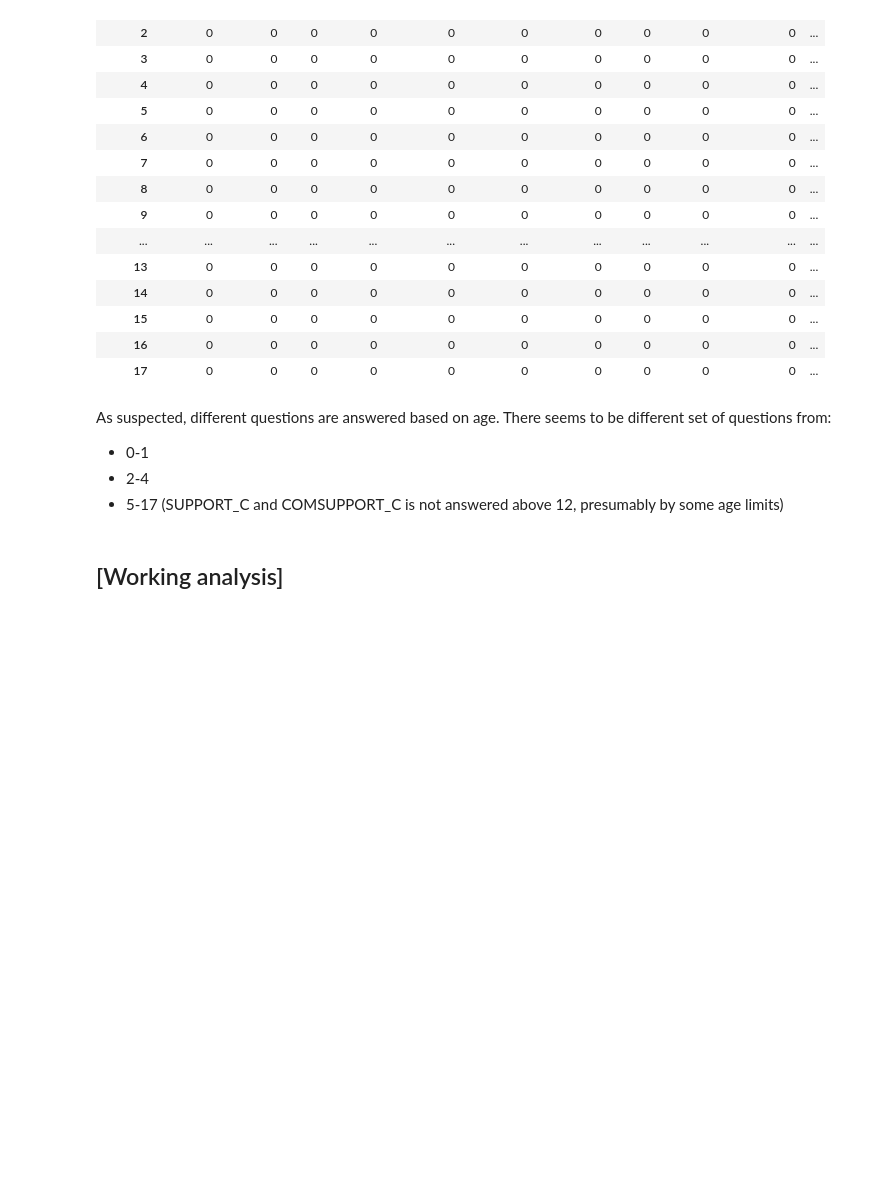
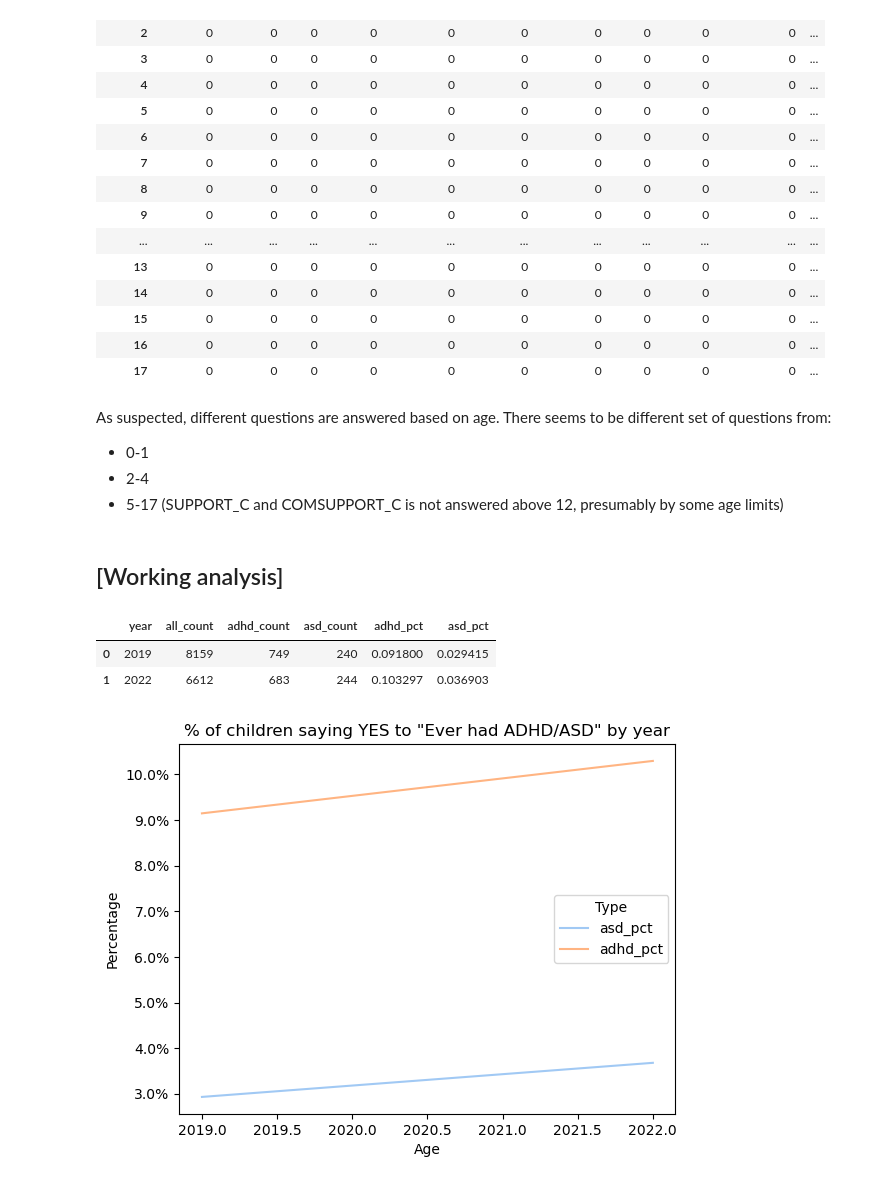
Before and after one commit to kiroah/neurodiversity, a Jupyter notebook: NHIS/NHIS.ipynb, the cells around one changed output. Drawn from its saved outputs; the diff is of its cells as text; code cells hidden in the pictures; blank space fills up the shorter version.

```diff
--- a/NHIS/NHIS.ipynb
+++ b/NHIS/NHIS.ipynb
@@ -140,4 +178,34 @@ There seems to be different set of questions from:
 * 5-17 (SUPPORT_C and COMSUPPORT_C is not answered above 12, presumably by some age limits)
 # %% [markdown]
 ## [Working analysis]
+# %%
+dfcall_yearly = pd.DataFrame(dfcall['SRVY_YR'].sort_values().unique(),columns=['year'])
+dfcall_yearly['all_count'] = pd.DataFrame(dfcall.groupby('SRVY_YR')['ADHDEV_C'].count().reset_index())['ADHDEV_C']
+dfcall_yearly['adhd_count'] = pd.DataFrame(dfcall.loc[dfcall['ADHDEV_C']==1.0,['SRVY_YR','ADHDEV_C']].groupby('SRVY_YR')['ADHDEV_C'].count().reset_index())['ADHDEV_C']
+dfcall_yearly['asd_count'] = pd.DataFrame(dfcall.loc[dfcall['ASDEV_C']==1.0,['SRVY_YR','ASDEV_C']].groupby('SRVY_YR')['ASDEV_C'].count().reset_index())['ASDEV_C']
+dfcall_yearly['adhd_pct'] = dfcall_yearly['adhd_count'] / dfcall_yearly['all_count']
+dfcall_yearly['asd_pct'] = dfcall_yearly['asd_count'] / dfcall_yearly['all_count']
+
+dfcall_yearly
+# %% [output]
+|  | year | all_count | adhd_count | asd_count | adhd_pct | asd_pct |
+| 0 | 2019 | 8159 | 749 | 240 | 0.091800 | 0.029415 |
+| 1 | 2022 | 6612 | 683 | 244 | 0.103297 | 0.036903 |
+# %%
+def percentage_formatter(x, pos):
+    return f'{(x * 100):.1f}%'
+
+melted_df = pd.melt(dfcall_yearly, id_vars=['year'], value_vars=['asd_pct', 'adhd_pct'], var_name='Type', value_name='Value')
+ax = sns.lineplot(x='year', y='Value', hue='Type', data=melted_df, palette='pastel')
+
+
+# Apply the formatter to the y-axis
+ax.yaxis.set_major_formatter(FuncFormatter(percentage_formatter))
+plt.title('% of children saying YES to "Ever had ADHD/ASD" by year')
+plt.xlabel('Age')
+plt.ylabel('Percentage')
+
+plt.show()
+# %% [output]
+[figure, added]
 # %%
```
Also changed, not shown: parts of 18 cells of this notebook, 11 other files.
